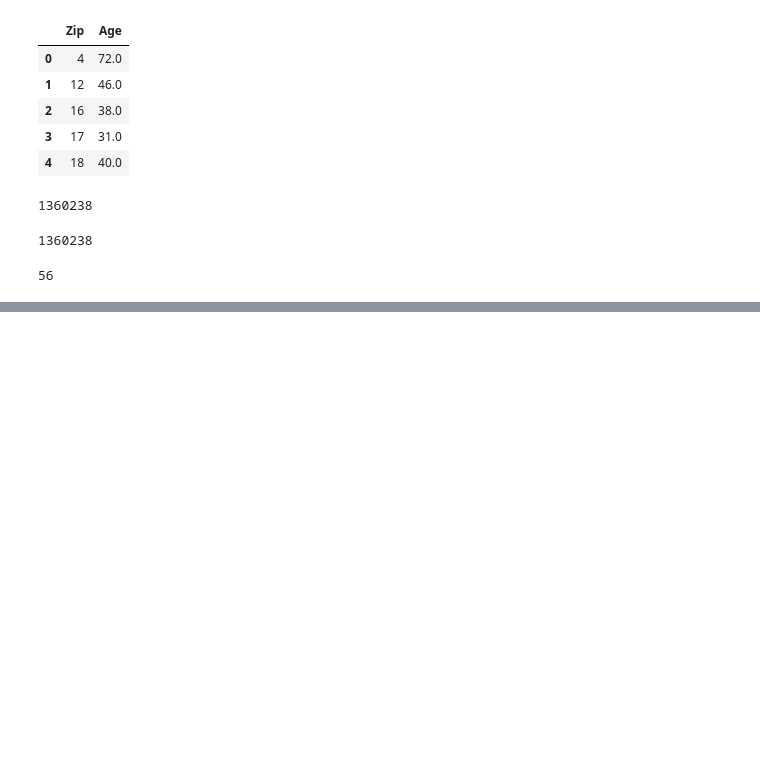
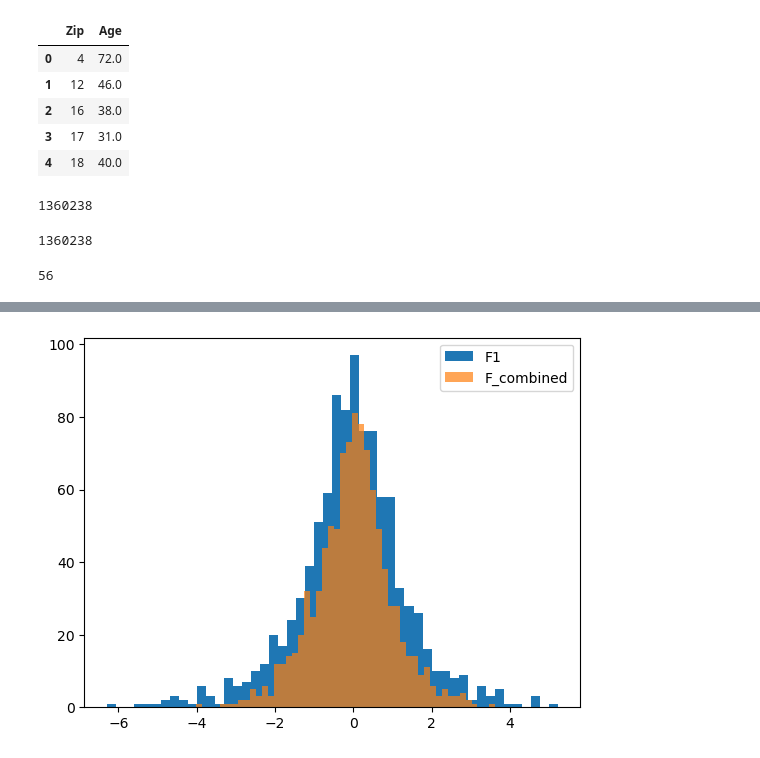
Before and after one commit to DIPrLab/Differential-Privacy, a Jupyter notebook: dp-de-identification.ipynb, the cells around one changed output, grey strips where cells are left out. Drawn from its saved outputs; the diff is of its cells as text; code cells hidden in the pictures; blank space fills up the shorter version.

```diff
--- a/dp-de-identification.ipynb
+++ b/dp-de-identification.ipynb
@@ -91,0 +283,9 @@ adult['Age'].sum()-adult[adult['Name']!='Karrie Trusslove']['Age'].sum()
+# %%
+# plot F1
+plt.hist([F1() for i in range(1000)], bins=50, label='F1');
+
+# plot F_combined (should look "pointier")
+plt.hist([F_combined() for i in range(1000)], bins=50, alpha=.7, label='F_combined');
+plt.legend();
+# %% [output]
+[figure, added]
```
Also changed, not shown: parts of 31 cells of this notebook.
